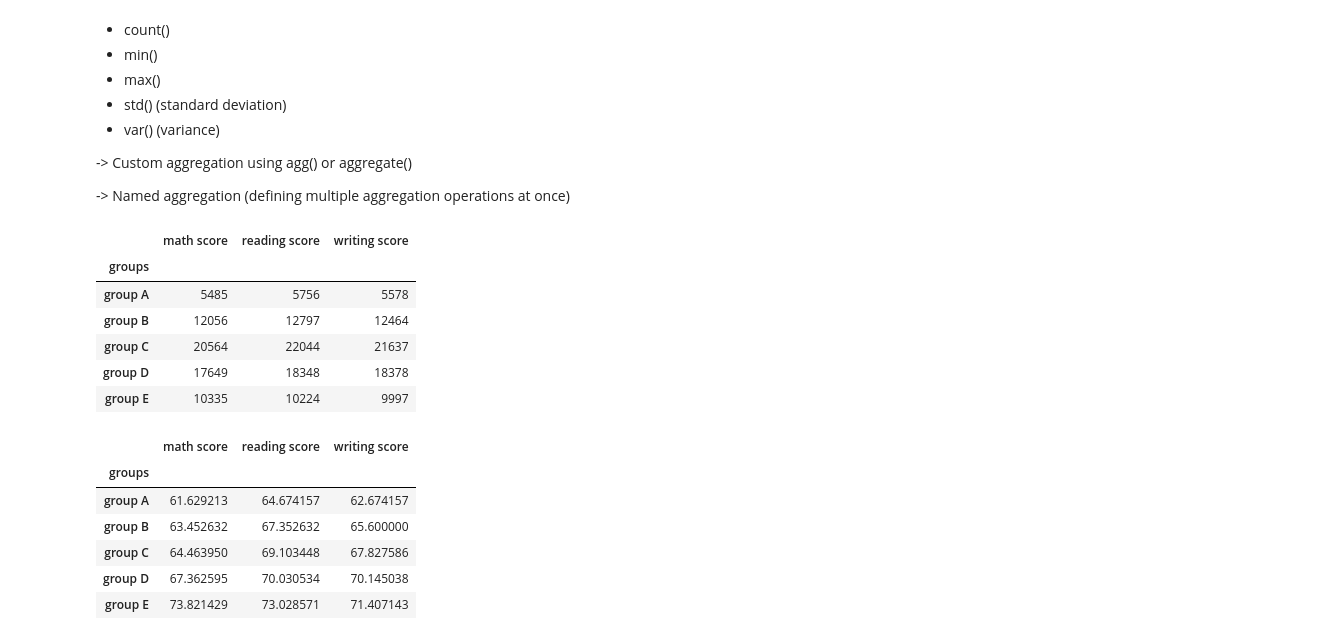
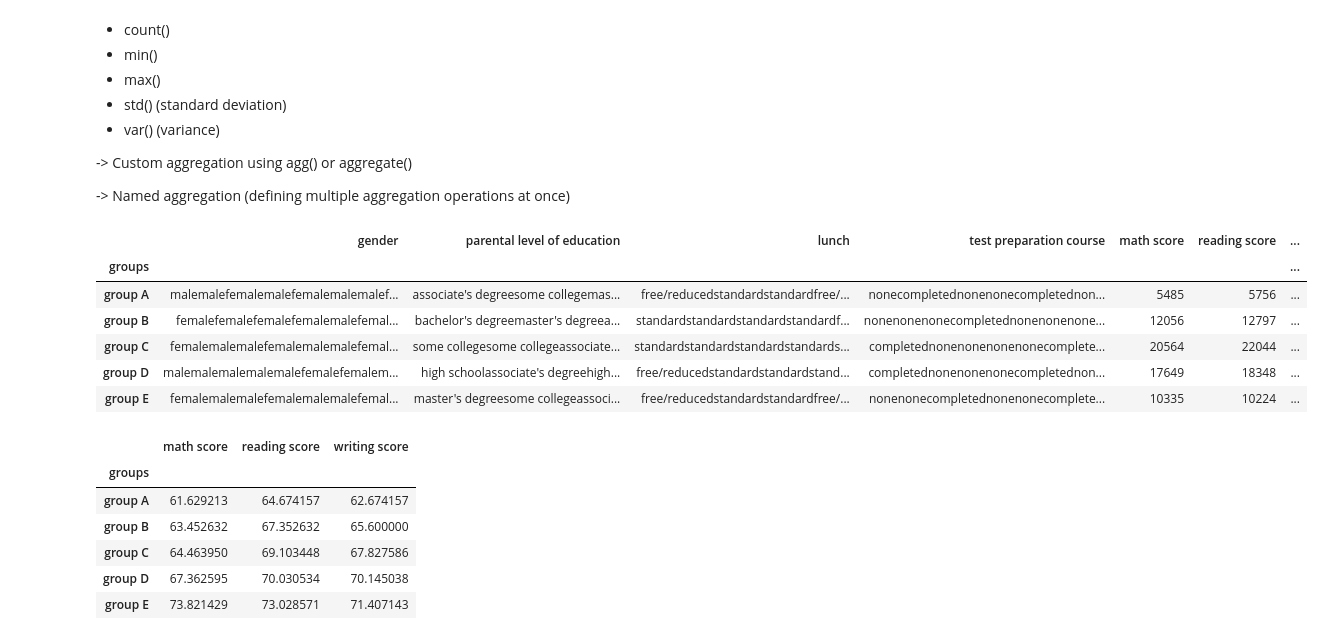
Before and after one commit to skm22/RICR---Data-Science, a Jupyter notebook: Notes/3. Applied Python/2. RICR - Pandas Class Notes/3. RICR - Pandas groupby and merging Class Notebook.ipynb, the cells around one changed output. Drawn from its saved outputs; the diff is of its cells as text; code cells hidden in the pictures.

```diff
--- a/Notes/3. Applied Python/2. RICR - Pandas Class Notes/3. RICR - Pandas groupby and merging Class Notebook.ipynb
+++ b/Notes/3. Applied Python/2. RICR - Pandas Class Notes/3. RICR - Pandas groupby and merging Class Notebook.ipynb
@@ -10,7 +10,7 @@
 import pandas as pd
 import numpy as np
 # %%
-data1 = pd.read_csv(r'D:\RICR-DS1\RICR - Notes\Dataset\StudentsPerformance.csv')
+data1 = pd.read_csv('StudentsPerformance.csv')
 # %%
 data1.head()
 # %% [output]
@@ -40,15 +57,15 @@ groups = data1.groupby('groups')
 -> Named aggregation (defining multiple aggregation operations at once)
 # %%
 # sum()
-groups.sum(numeric_only=True)
+groups.sum()
 # %% [output]
-|  | math score | reading score | writing score |
-| groups |  |  |  |
-| group A | 5485 | 5756 | 5578 |
-| group B | 12056 | 12797 | 12464 |
-| group C | 20564 | 22044 | 21637 |
-| group D | 17649 | 18348 | 18378 |
-| group E | 10335 | 10224 | 9997 |
+|  | gender | parental level of education | lunch | test preparation course | math score | reading score | ... |
+| groups |  |  |  |  |  |  | ... |
+| group A | malemalefemalemalefemalemalemalef... | associate's degreesome collegemas... | free/reducedstandardstandardfree/... | nonecompletednonenonecompletednon... | 5485 | 5756 | ... |
+| group B | femalefemalefemalefemalemalefemal... | bachelor's degreemaster's degreea... | standardstandardstandardstandardf... | nonenonenonecompletednonenonenone... | 12056 | 12797 | ... |
+| group C | femalemalemalefemalemalemalefemal... | some collegesome collegeassociate... | standardstandardstandardstandards... | completednonenonenonenonecomplete... | 20564 | 22044 | ... |
+| group D | malemalemalemalemalefemalefemalem... | high schoolassociate's degreehigh... | free/reducedstandardstandardstand... | completednonenonenonecompletednon... | 17649 | 18348 | ... |
+| group E | femalemalemalefemalemalemalefemal... | master's degreesome collegeassoci... | free/reducedstandardstandardfree/... | nonenonecompletednonenonecomplete... | 10335 | 10224 | ... |
 # %%
 # mean()
 groups.mean(numeric_only=True)
```
Also changed, not shown: parts of 1 cell of this notebook, 1 other file.
